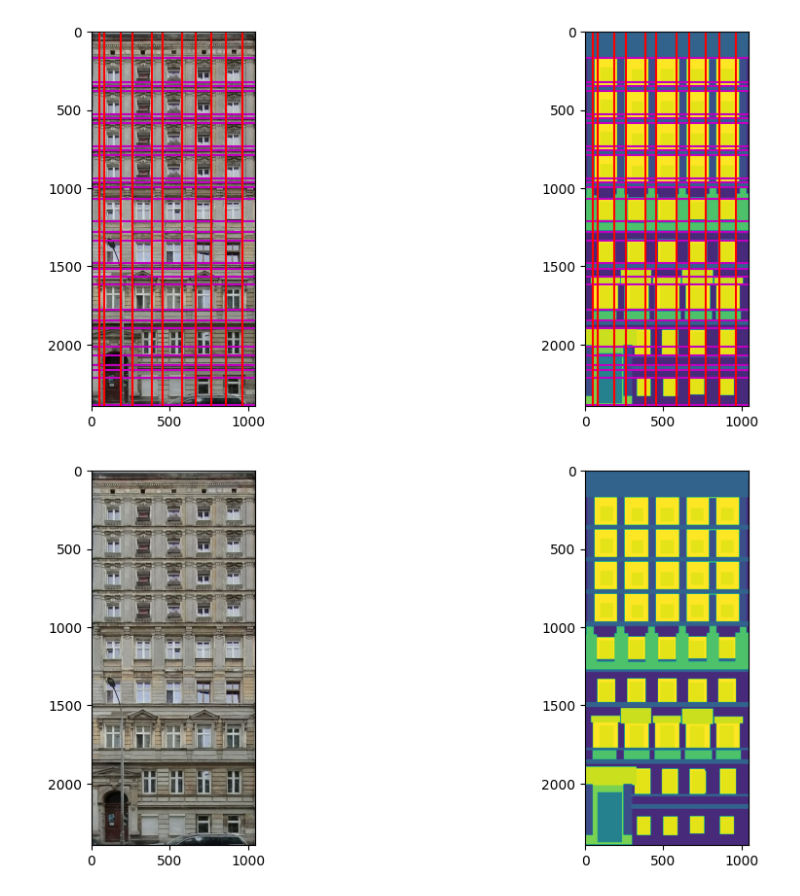
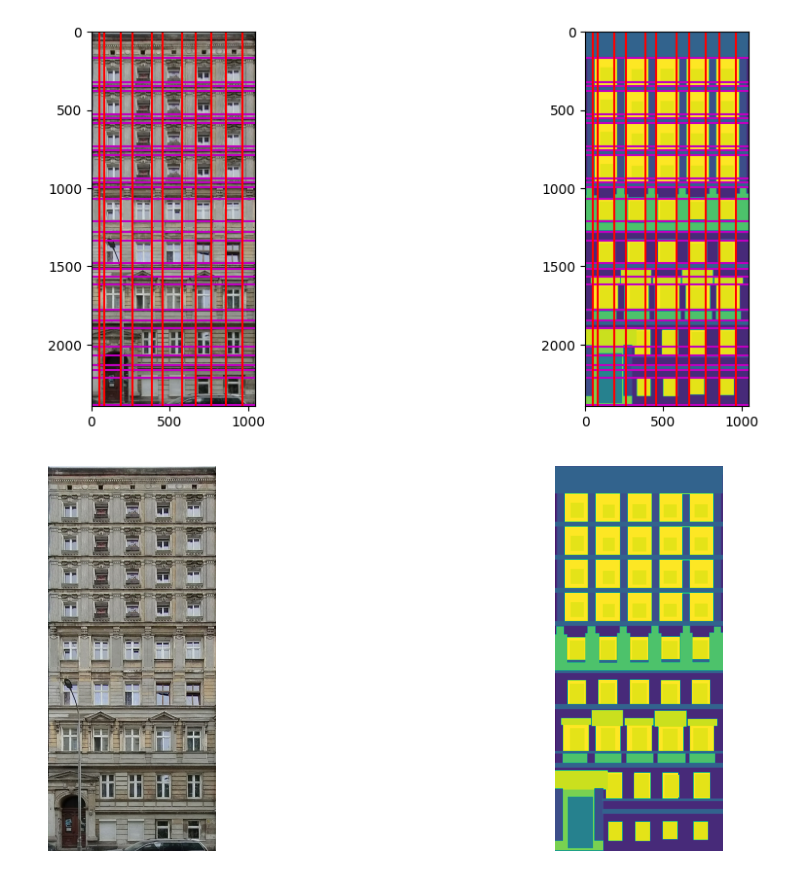
Before and after one commit to Tenements-facades-project/wrofacade, a Jupyter notebook: notebooks/2-useful-utilities.ipynb, the cells around one changed output. Cells and saved outputs as stored; diff of their text form; code cells hidden in the pictures.

```diff
--- a/notebooks/2-useful-utilities.ipynb
+++ b/notebooks/2-useful-utilities.ipynb
@@ -151,6 +151,6 @@ better_lattice[rows, :].plot()
 # %% [output]
 [figure]
 # %%
-draw_facade_and_mask(*better_lattice[rows, :].assemble_lattice())
+draw_facade_and_mask(*better_lattice[rows, :].assemble_lattice(), show_axis=False)
 # %% [output]
-[figure, old version]
+[figure, new version]
```
